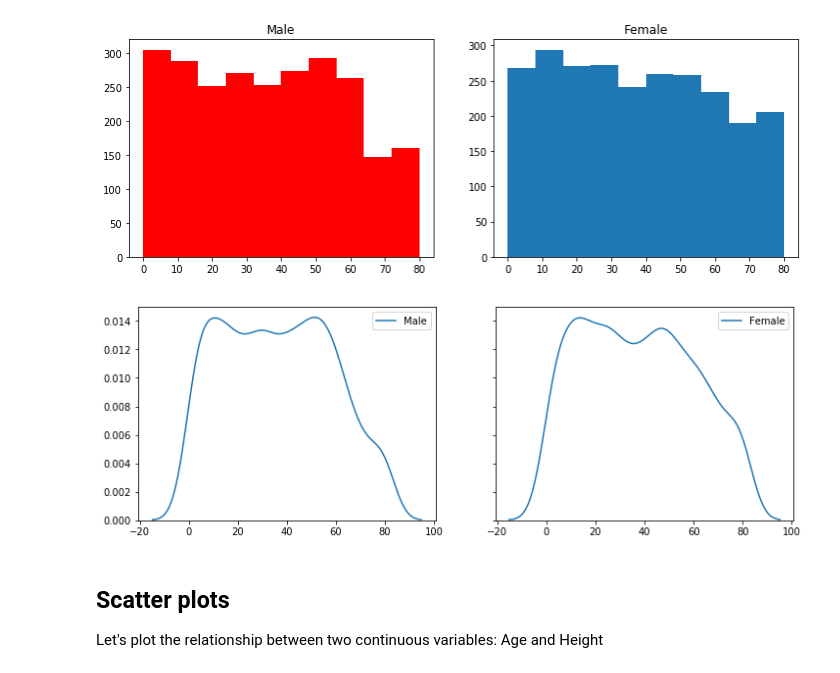
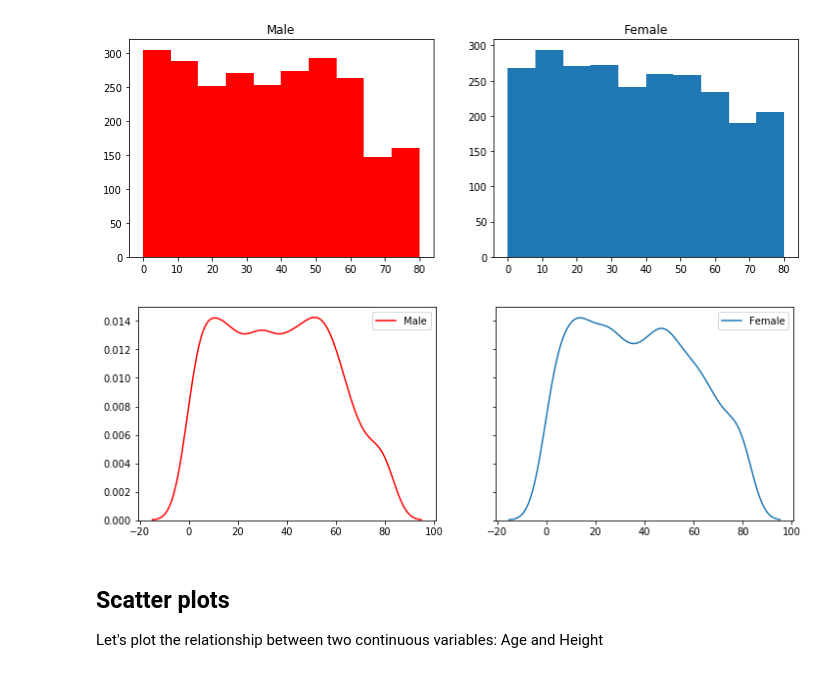
Before and after one commit to uvasomrc/workshop-pythonDataViz, a Jupyter notebook: python-DataViz.ipynb, the cells around one changed output. Saved outputs shown, nothing was run; the diff lists cells and outputs as text; code cells hidden in the pictures.

```diff
--- a/python-DataViz.ipynb
+++ b/python-DataViz.ipynb
@@ -253,13 +278,13 @@ plt.show()
 # %%
 ### kde plots using Seaborn side-by-side
 
 fig, ax = plt.subplots(ncols=2, sharex = True, sharey = True)    # shared axis limits
 fig.set_size_inches(12, 4)
-sns.kdeplot(nh_male['Age'], label="Male", ax=ax[0])
+sns.kdeplot(nh_male['Age'], label="Male", color='red', ax=ax[0])
 sns.kdeplot(nh_female['Age'], label="Female", ax=ax[1])
 plt.show()
 # %% [output]
-[figure, old version]
+[figure, new version]
 # %% [markdown]
 ## Scatter plots
 
```
Also changed, not shown: parts of 34 cells of this notebook, 1 other file.
